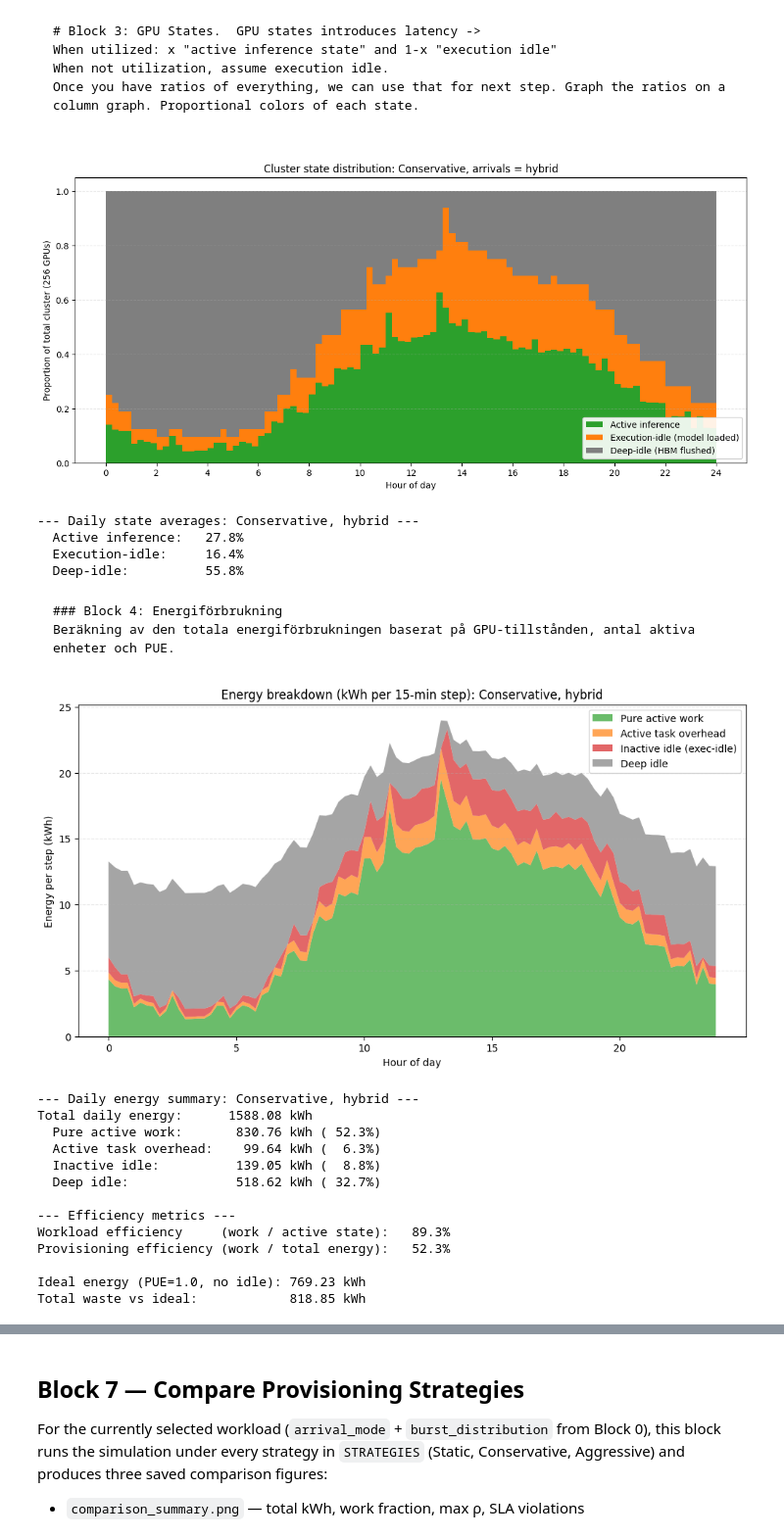
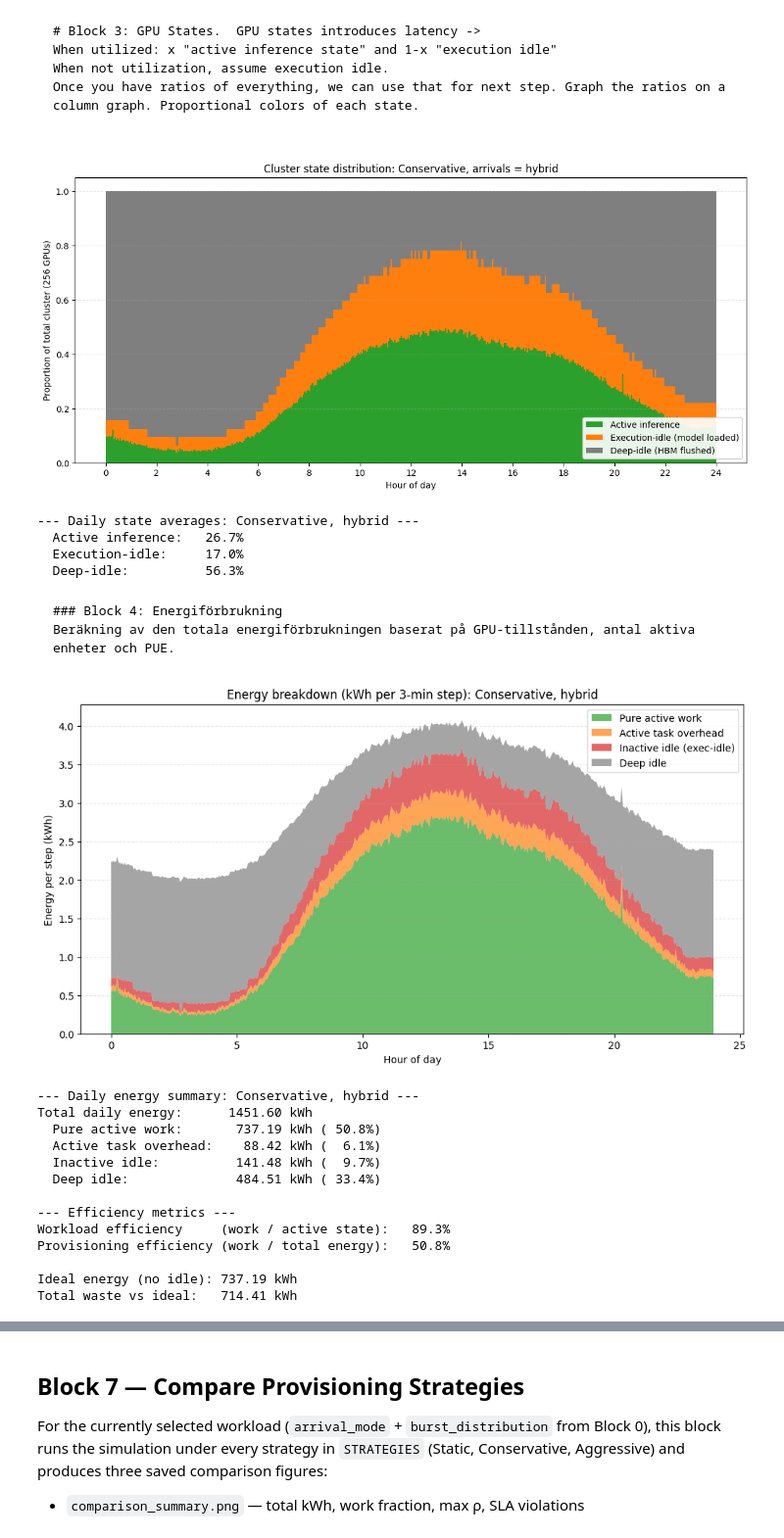
Before and after one commit to Tareg95/Modeling-of-the-Energy-Consumption-of-AI-Inference-Workloads, a Jupyter notebook: notebooks/ai_inference_energy_model.ipynb, the cells around one changed output, grey strips where cells are left out. Shown at 98% size. Saved outputs shown, nothing was run; the diff lists cells and outputs as text; code cells hidden in the pictures.

````diff
--- a/notebooks/ai_inference_energy_model.ipynb
+++ b/notebooks/ai_inference_energy_model.ipynb
@@ -44,7 +44,7 @@ FIG_DIR = Path("../figures")
 FIG_DIR.mkdir(parents=True, exist_ok=True)
 
 # Reproducibility: fix the RNG seed so every run produces identical numbers
-np.random.seed(42)
+np.random.seed(67)
 
 # @title Simulation Configuration
 # All numeric constants live in src/config.py. Edit them there (or pass
@@ -56,7 +56,7 @@ arrival_params = ArrivalParams()  # used when arrival_mode == 'gamma_renewal'
 # --- Runtime toggles (Colab-style dropdowns) ---
 arrival_mode       = 'hybrid'        # @param ["nhpp_only", "hybrid", "gamma_renewal"]
 burst_distribution = 'pareto'        # @param ["pareto", "gamma"]   (only used when arrival_mode == "hybrid")
-strategy_mode      = 'Conservative'  # @param ["Static", "Conservative", "Aggressive"]
+strategy_mode      = 'Conservative'  # @param ["Static", "Conservative", "Moderate", "Tight", "Aggressive"]
 burst_params = BurstParams(distribution=burst_distribution)
 
 # --- Derived queueing-model label ---
@@ -87,7 +87,6 @@ lambda_peak = cluster.lambda_peak       # = target_rho_conservative * mu * c_pea
 P_idle           = power.p_idle
 P_execution_idle = power.p_execution_idle
 P_active_avg     = power.p_active_avg
-PUE              = power.pue
 EXEC_IDLE_FRAC   = power.execution_idle_fraction
 
 # Workload time axis
@@ -105,12 +104,18 @@ def scale_in_pods(c_target):
 # Provisioning arrays for the chosen strategy (Block 1 may overwrite if arrival_mode != 'nhpp_only')
 c_static       = np.full(num_steps, total_gpus)
 c_conservative = np.minimum(scale_in_pods(lambda_15min / (cluster.target_rho_conservative * mu)), total_gpus)
+c_moderate     = np.minimum(scale_in_pods(lambda_15min / (cluster.target_rho_moderate     * mu)), total_gpus)
+c_tight        = np.minimum(scale_in_pods(lambda_15min / (cluster.target_rho_tight        * mu)), total_gpus)
 c_aggressive   = np.minimum(scale_in_pods(lambda_15min / (cluster.target_rho_aggressive   * mu)), total_gpus)
 
 if strategy_mode == "Static":
     c_active = c_static
 elif strategy_mode == "Conservative":
     c_active = c_conservative
+elif strategy_mode == "Moderate":
+    c_active = c_moderate
+elif strategy_mode == "Tight":
+    c_active = c_tight
 elif strategy_mode == "Aggressive":
     c_active = c_aggressive
 
@@ -153,8 +158,9 @@ from src.Simulation import (
 
 
 def daily_intensity(t):
-    hour = int(t) % 24
-    return lambda_hourly[hour]
+    # Linear interpolation between hourly anchors so the NHPP thinning
+    # sees a continuous lambda(t) instead of a stair-step.
+    return float(np.interp(t % 24, np.arange(24), lambda_hourly))
 
 
 # Always compute a pure NHPP base for the comparison plot (no toggle effect).
@@ -202,9 +208,15 @@ if arrival_mode == 'nhpp_only':
 else:
     lambda_15min = lambda_15min_active
     c_conservative = np.minimum(scale_in_pods(lambda_15min / (cluster.target_rho_conservative * mu)), total_gpus)
+    c_moderate     = np.minimum(scale_in_pods(lambda_15min / (cluster.target_rho_moderate     * mu)), total_gpus)
+    c_tight        = np.minimum(scale_in_pods(lambda_15min / (cluster.target_rho_tight        * mu)), total_gpus)
     c_aggressive   = np.minimum(scale_in_pods(lambda_15min / (cluster.target_rho_aggressive   * mu)), total_gpus)
     if strategy_mode == "Conservative":
         c_active = c_conservative
+    elif strategy_mode == "Moderate":
+        c_active = c_moderate
+    elif strategy_mode == "Tight":
+        c_active = c_tight
     elif strategy_mode == "Aggressive":
         c_active = c_aggressive
     elif strategy_mode == "Static":
@@ -342,7 +354,7 @@ Once you have ratios of everything, we can use that for next step. Graph the rat
 
 ```
 # %%
-# --- Block 3: GPU State Distribution (15-Min Resolution) ---
+# --- Block 3: GPU State Distribution ---
 import numpy as np
 import matplotlib.pyplot as plt
 
@@ -352,7 +364,7 @@ import matplotlib.pyplot as plt
 # in Block 2.
 rho_state = np.minimum(rho_effective, 1.0)
 
-# 1. Physical number of GPUs in each state per 15-min step
+# 1. Physical number of GPUs in each state per simulation step
 gpus_active     = c_ready * rho_state * (1 - EXEC_IDLE_FRAC)
 gpus_exec_idle  = c_ready * ((rho_state * EXEC_IDLE_FRAC) + (1 - rho_state))
 gpus_deep_idle  = total_gpus - c_ready
@@ -362,7 +374,7 @@ active_ratio          = gpus_active    / total_gpus
 execution_idle_ratio  = gpus_exec_idle / total_gpus
 deep_idle_ratio       = gpus_deep_idle / total_gpus
 
-# 3. Stacked bar chart (15-min steps)
+# 3. Stacked bar chart (per step)
 plt.figure(figsize=(14, 6))
 plt.bar(hours_96, active_ratio, width=step_hours, label='Active inference',
         color='#2ca02c', align='edge')
@@ -392,11 +404,11 @@ print(f"  Active inference:  {np.mean(active_ratio)*100:5.1f}%")
 print(f"  Execution-idle:    {np.mean(execution_idle_ratio)*100:5.1f}%")
 print(f"  Deep-idle:         {np.mean(deep_idle_ratio)*100:5.1f}%")
 # %% [output]
-[figure, old version]
+[figure, new version]
 --- Daily state averages: Conservative, hybrid ---
-  Active inference:   27.8%
-  Execution-idle:     16.4%
-  Deep-idle:          55.8%
+  Active inference:   26.7%
+  Execution-idle:     17.0%
+  Deep-idle:          56.3%
 # %% [markdown]
 ```markdown
 ### Block 4: Energiförbrukning
@@ -412,23 +424,23 @@ import matplotlib.pyplot as plt
 # ready GPUs are active.
 rho_state = np.minimum(rho_effective, 1.0)
 
-# Power per 15-min step (Watts before PUE)
+# Power per simulation step (Watts)
 pure_active_power     = gpus_active * P_active_avg
 active_overhead_power = c_ready * rho_state * EXEC_IDLE_FRAC * P_execution_idle
 inactive_idle_power   = c_ready * (1 - rho_state) * P_execution_idle
 deep_idle_power       = gpus_deep_idle * P_idle
 
 # Convert to kWh per simulation step (multiply by step_hours, divide by 1000)
-energy_pure_work       = (pure_active_power     * PUE * step_hours) / 1000
-energy_active_overhead = (active_overhead_power * PUE * step_hours) / 1000
-energy_inactive_idle   = (inactive_idle_power   * PUE * step_hours) / 1000
-energy_deep_idle       = (deep_idle_power       * PUE * step_hours) / 1000
+energy_pure_work       = (pure_active_power     * step_hours) / 1000
+energy_active_overhead = (active_overhead_power * step_hours) / 1000
+energy_inactive_idle   = (inactive_idle_power   * step_hours) / 1000
+energy_deep_idle       = (deep_idle_power       * step_hours) / 1000
 
 energy_total = (energy_pure_work + energy_active_overhead
                 + energy_inactive_idle + energy_deep_idle)
 
-# Ideal scenario: only pure work, PUE = 1.0
-energy_ideal = (pure_active_power * 1.0 * step_hours) / 1000
+# Ideal scenario: only pure work, no idle
+energy_ideal = (pure_active_power * step_hours) / 1000
 
 # Visualisation
 plt.figure(figsize=(12, 6))
@@ -439,7 +451,7 @@ plt.stackplot(hours_96,
                       'Inactive idle (exec-idle)', 'Deep idle'],
               colors=['#2ca02c', '#ff7f0e', '#d62728', '#7f7f7f'],
               alpha=0.7)
-plt.title(f'Energy breakdown (kWh per 15-min step): {strategy_mode}, {arrival_mode}')
+plt.title(f'Energy breakdown (kWh per {cluster.step_minutes:.0f}-min step): {strategy_mode}, {arrival_mode}')
 plt.xlabel('Hour of day')
 plt.ylabel('Energy per step (kWh)')
 plt.legend(loc='upper right')
@@ -447,46 +459,46 @@ plt.grid(axis='y', linestyle='--', alpha=0.3)
 fig.savefig(FIG_DIR / "energy_breakdown_by_state.png", dpi=300, bbox_inches="tight")
 plt.show()
 plt.close()
 
 # Aggregate statistics
 total_kwh    = np.sum(energy_total)
 work_kwh     = np.sum(energy_pure_work)
 overhead_kwh = np.sum(energy_active_overhead)
 idle_kwh     = np.sum(energy_inactive_idle)
 deep_kwh     = np.sum(energy_deep_idle)
 
 print(f"--- Daily energy summary: {strategy_mode}, {arrival_mode} ---")
 print(f"Total daily energy:      {total_kwh:7.2f} kWh")
 print(f"  Pure active work:      {work_kwh:7.2f} kWh ({(work_kwh/total_kwh)*100:5.1f}%)")
 print(f"  Active task overhead:  {overhead_kwh:7.2f} kWh ({(overhead_kwh/total_kwh)*100:5.1f}%)")
 print(f"  Inactive idle:         {idle_kwh:7.2f} kWh ({(idle_kwh/total_kwh)*100:5.1f}%)")
 print(f"  Deep idle:             {deep_kwh:7.2f} kWh ({(deep_kwh/total_kwh)*100:5.1f}%)")
 
 # Two efficiency metrics, separated as discussed in Ch 5:
 #   - Workload efficiency: how much of "active GPU time" is actually work
 #   - Provisioning efficiency: how much of total energy is actually work
 active_state_total = work_kwh + overhead_kwh
 print(f"\n--- Efficiency metrics ---")
 print(f"Workload efficiency     (work / active state):  "
       f"{(work_kwh/active_state_total)*100:5.1f}%")
 print(f"Provisioning efficiency (work / total energy):  "
       f"{(work_kwh/total_kwh)*100:5.1f}%")
 
 ideal_total_kwh = np.sum(energy_ideal)
-print(f"\nIdeal energy (PUE=1.0, no idle): {ideal_total_kwh:.2f} kWh")
-print(f"Total waste vs ideal:            {total_kwh - ideal_total_kwh:.2f} kWh")
+print(f"\nIdeal energy (no idle): {ideal_total_kwh:.2f} kWh")
+print(f"Total waste vs ideal:   {total_kwh - ideal_total_kwh:.2f} kWh")
 # %% [output]
-[figure, old version]
+[figure, new version]
 --- Daily energy summary: Conservative, hybrid ---
-Total daily energy:      1588.08 kWh
-  Pure active work:       830.76 kWh ( 52.3%)
-  Active task overhead:    99.64 kWh (  6.3%)
-  Inactive idle:          139.05 kWh (  8.8%)
-  Deep idle:              518.62 kWh ( 32.7%)
+Total daily energy:      1451.60 kWh
+  Pure active work:       737.19 kWh ( 50.8%)
+  Active task overhead:    88.42 kWh (  6.1%)
+  Inactive idle:          141.48 kWh (  9.7%)
+  Deep idle:              484.51 kWh ( 33.4%)
 
 --- Efficiency metrics ---
 Workload efficiency     (work / active state):   89.3%
-Provisioning efficiency (work / total energy):   52.3%
+Provisioning efficiency (work / total energy):   50.8%
 
-Ideal energy (PUE=1.0, no idle): 769.23 kWh
-Total waste vs ideal:            818.85 kWh
+Ideal energy (no idle): 737.19 kWh
+Total waste vs ideal:   714.41 kWh
````
Also changed, not shown: parts of 10 cells of this notebook, 11 other files.
